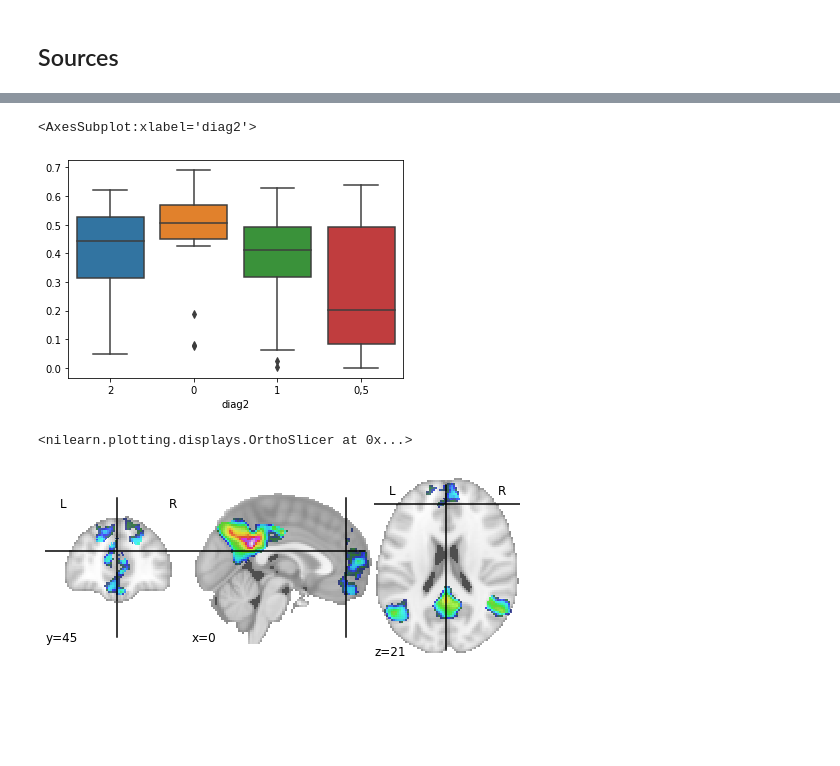
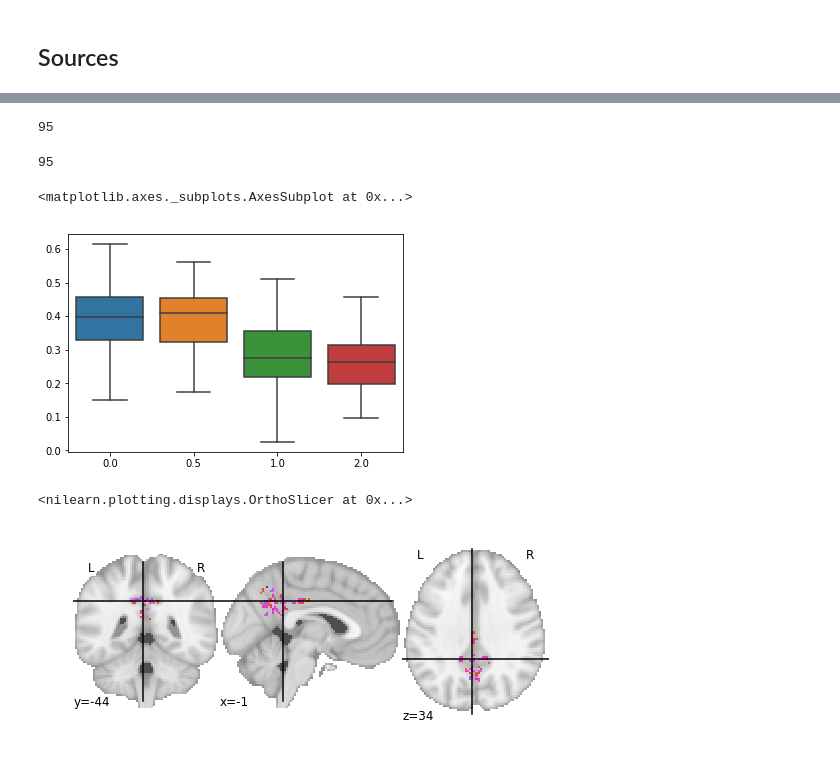
Before and after one commit to NeuroMET/Code_for_Paper_Myo-inositol_Goschel2021, a Jupyter notebook: notebooks/mIns_MRS_to_Voxel.ipynb, the cells around one changed output, grey strips where cells are left out. Drawn from its saved outputs; the diff is of its cells as text; code cells hidden in the pictures; blank space fills up the shorter version.

```diff
--- a/notebooks/mIns_MRS_to_Voxel.ipynb
+++ b/notebooks/mIns_MRS_to_Voxel.ipynb
@@ -84,8 +81,6 @@ data.head()
+# %%
+data['index'] = data.index
 # %%
 # the diag2 == 1 are the healty controls, we have to take the subject numbers for them
 # %%
-hc_num = data[(data.diag2 == '0')]['Conn_Nr'].values
+hc_pos = data[(data.diag == 0)]['index'].values
-# %%
-# the array positions are the Conn_Nr -1
-hc_pos = hc_num -1
-hc_pos
@@ -133,7 +125,7 @@ mask_voxels = avg_mask.sum()
 # %%
 %%time
 mean_conn = list()
-for beta in s1_beta_path:
+for beta in data.BETA_path:
     try:
         img = nib.load(beta).get_fdata()
         masked_img = np.where(avg_mask,img,0)
@@ -146,12 +138,20 @@ Wall time: 56.5 s
+# %%
+len(mean_conn)
+# %% [output]
+95
+# %%
+len(data.diag.values)
+# %% [output]
+95
 # %%
-sns.boxplot(y=mean_conn, x=data.diag2)
+sns.boxplot(y=mean_conn, x=data.diag.values)
 # %% [output]
-<AxesSubplot:xlabel='diag2'>
+<matplotlib.axes._subplots.AxesSubplot at 0x...>
-[figure, old version]
+[figure, new version]
 # %%
 masked_img_nii = nib.Nifti1Image(masked_img, example_img.affine, header=example_img.header)
 # %%
-plotting.plot_roi(masked_img_nii, cut_coords=(0,45,21))
+plotting.plot_roi(masked_img_nii)
 # %% [output]
 <nilearn.plotting.displays.OrthoSlicer at 0x...>
-[figure, old version]
+[figure, new version]
```
Also changed, not shown: parts of 15 cells of this notebook.
